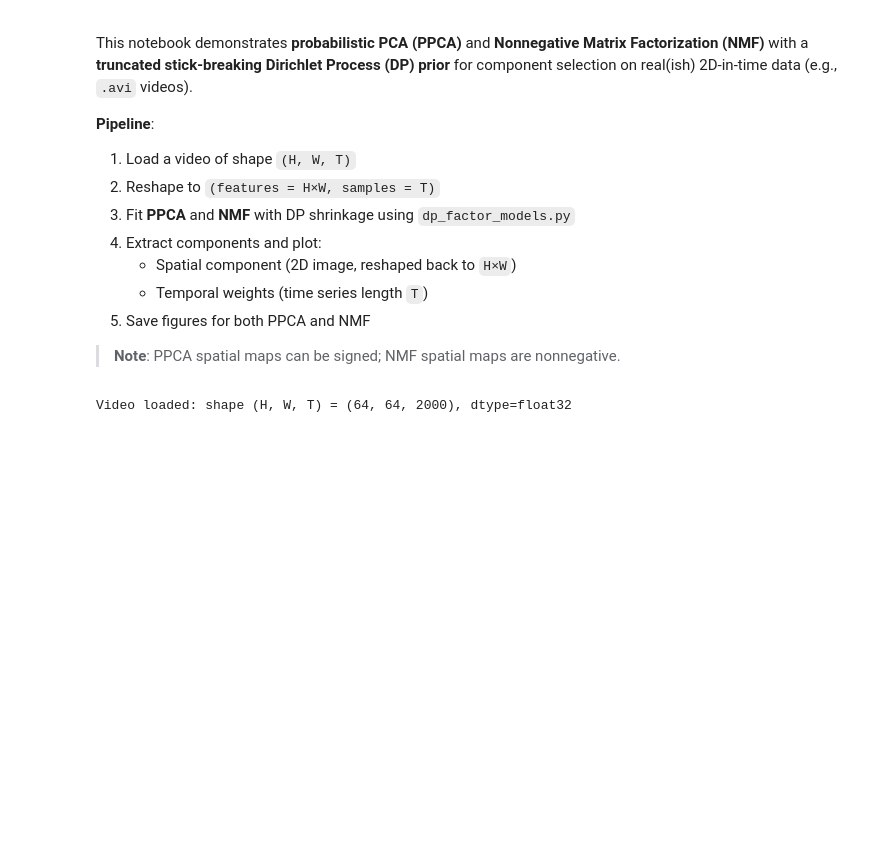
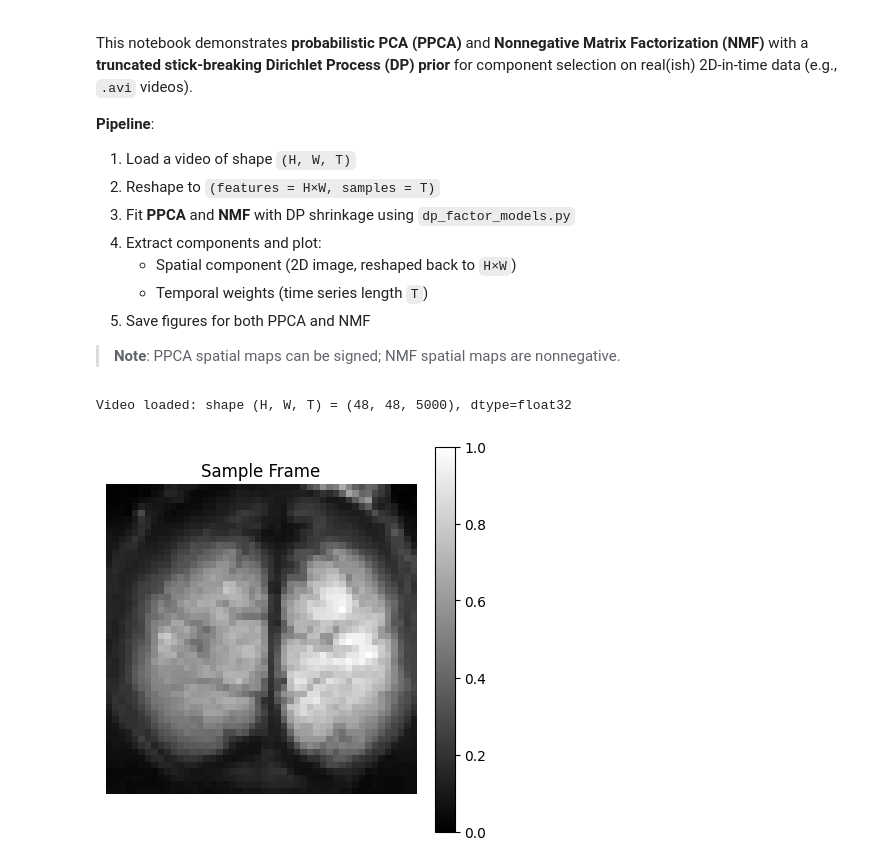
Before and after one commit to NimaMojtahedi/probabilistic_pca, a Jupyter notebook: dp_factor_video_demo.ipynb, the cells around one changed output. Cells and saved outputs as stored; diff of their text form; code cells hidden in the pictures; blank space fills up the shorter version.

Commit message:
real world example of PPCA and PNMF

```diff
--- a/dp_factor_video_demo.ipynb
+++ b/dp_factor_video_demo.ipynb
@@ -21,37 +21,37 @@ This notebook demonstrates **probabilistic PCA (PPCA)** and **Nonnegative Matrix
 
 # --- Configuration ---
 VIDEO_PATH = "/home/nima/Documents/Codes/tmp/probabilistic_pca/data/example.avi"   # <-- set your .avi path
-TARGET_HW = (64, 64)          # (H, W) resize target; set to None to keep original,
-MAX_FRAMES = 2000 # None               # e.g., 1000 to cap time dimension (None = read all)
+TARGET_HW = (48, 48)          # (H, W) resize target; set to None to keep original,
+MAX_FRAMES = 5000 # None               # e.g., 1000 to cap time dimension (None = read all)
 NORMALIZE_01 = True             # scale each frame to [0, 1]
 
 # DP-PPCA config
 PPCA_K_MAX = 20
-PPCA_ALPHA = 2.0
-PPCA_DRAWS = 600
-PPCA_TUNE = 600
-PPCA_CHAINS = 2
+PPCA_ALPHA = 30.0
+PPCA_DRAWS = 300
+PPCA_TUNE = 900
+PPCA_CHAINS = 1
 PPCA_TARGET_ACCEPT = 0.9
 PPCA_COMPONENT_THRESHOLD = 0.02
 
 # DP-NMF config
 NMF_K_MAX = 20
-NMF_ALPHA = 2.0
-NMF_DRAWS = 600
-NMF_TUNE = 600
-NMF_CHAINS = 2
+NMF_ALPHA = 30.0
+NMF_DRAWS = 500
+NMF_TUNE = 1200
+NMF_CHAINS = 1
 NMF_TARGET_ACCEPT = 0.9
-NMF_COMPONENT_THRESHOLD = 0.02
+NMF_COMPONENT_THRESHOLD = 0.005
 
 # NMF options (new)
-NMF_USE_GAMMA_PRIORS = False       # True -> Gamma priors for W/H (H always; W only if no smoothing)
+NMF_USE_GAMMA_PRIORS = True       # True -> Gamma priors for W/H (H always; W only if no smoothing)
 NMF_TEMPORAL_SMOOTHING = False     # True -> GaussianRandomWalk on temporal weights (W), softplus positivity
 NMF_RW_SIGMA_SCALE = 0.3           # Smaller => smoother temporal weights
 # Gamma hyperparams (shape/rate)
 NMF_GAMMA_SHAPE_W = 2.0
-NMF_GAMMA_RATE_W = 2.0
+NMF_GAMMA_RATE_W = 4.0
 NMF_GAMMA_SHAPE_H = 2.0
-NMF_GAMMA_RATE_H = 2.0
+NMF_GAMMA_RATE_H = 4.0
 
 # Visualization
 N_COMPONENTS_TO_PLOT = 20   # upper bound of components to visualize (sorted by E[pi])
@@ -199,14 +199,23 @@ def plot_components_and_time_series(
 # %%
 
 # --- Load video as (H, W, T) ---
 video_hwt = load_video_to_array(
     VIDEO_PATH,
     to_grayscale=True,
     target_hw=TARGET_HW,
     max_frames=MAX_FRAMES,
     normalize_01=NORMALIZE_01,
 )
 H, W, T = video_hwt.shape
 print(f"Video loaded: shape (H, W, T) = {video_hwt.shape}, dtype={video_hwt.dtype}")
+
+# plot single frame
+plt.figure(figsize=(5,5))
+plt.imshow(video_hwt[:, :, T//2], cmap='gray')
+plt.colorbar()
+plt.title("Sample Frame")
+plt.axis('off')
+plt.show()
 # %% [output]
-Video loaded: shape (H, W, T) = (64, 64, 2000), dtype=float32
+Video loaded: shape (H, W, T) = (48, 48, 5000), dtype=float32
+[figure, added]
```
Also changed, not shown: parts of 10 cells of this notebook, 5 other files.
